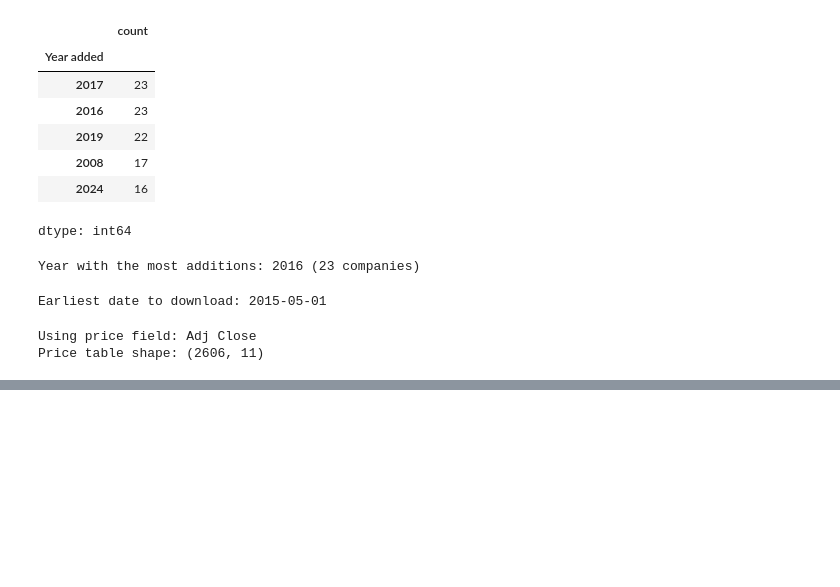
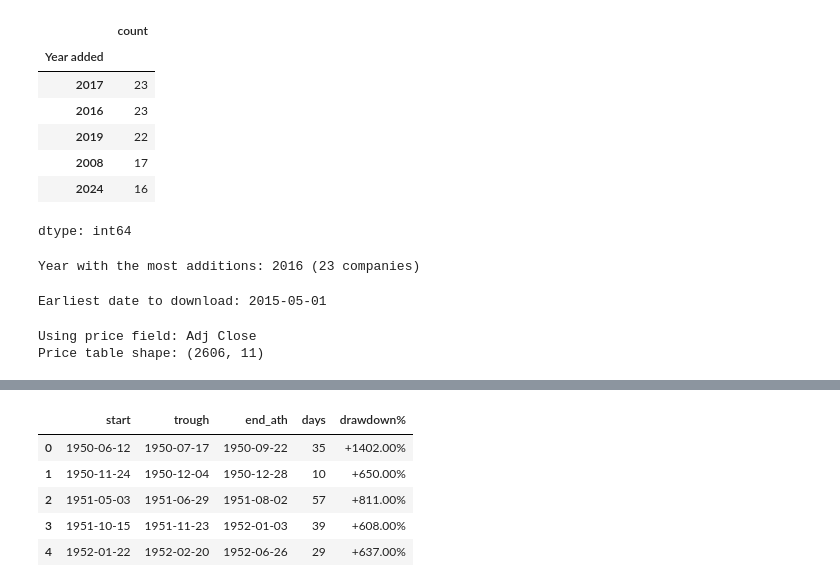
Before and after one commit to Dcwind/stock-market-analysis, a Jupyter notebook: S&P500_analysis.ipynb, the cells around one changed output, grey strips where cells are left out. Drawn from its saved outputs; the diff is of its cells as text; code cells hidden in the pictures; blank space fills up the shorter version.

Commit message:
S&P 500 Market Corrections Analysis

```diff
--- a/S&P500_analysis.ipynb
+++ b/S&P500_analysis.ipynb
@@ -205,0 +207,61 @@ Total returns by horizon
+# %%
+# ---------------- 1. Download daily history (1950-today) ------------
+raw = yf.download("^GSPC",
+                  start="1950-01-01",
+                  auto_adjust=False,      # <-- ADDED
+                  progress=False)
+
+gspc = raw["Adj Close"]          # now the column is guaranteed to exist
+
+# Make sure gspc is a Series
+gspc = raw["Close"].squeeze()     # squeeze collapses single-column DataFrame to Series
+gspc.name = "SP500"
+
+cummax = gspc.cummax()
+is_ath = gspc > cummax.shift(fill_value=0)
+
+# Keep date/price of every ATH
+ath_ser = gspc[is_ath]
+ath_df  = ath_ser.rename("ath_price").to_frame()
+ath_df["ath_date"] = ath_df.index
+
+# ---------------- 3-6. Scan consecutive ATH pairs ------------------
+records = []
+for (prev_date, prev_row), (next_date, next_row) in zip(ath_df.iloc[:-1].iterrows(),
+                                                        ath_df.iloc[1:].iterrows()):
+    window = gspc.loc[prev_date:next_date]        # inclusive
+    # ATH → new ATH measures fall + recovery
+    # low_px = window.min()
+    # drawdown = (prev_row.ath_price - low_px) / prev_row.ath_price * 100
+    # if drawdown >= 5:                             # 5 % threshold
+    #     duration = (next_date - prev_date).days
+    #     records.append({
+    #         "start"    : prev_date,
+    #         "end"      : next_date,
+    #         "days"     : duration,
+    #         "drawdown%": round(drawdown, 2),
+    #     })
+
+    #ATH → trough measures how long the market falls
+    low_px   = window.min()
+    trough   = window.idxmin()               # <-- date of the low
+    drawdown = (prev_row.ath_price - low_px) / prev_row.ath_price * 100
+    if drawdown >= 5:
+        duration = (trough - prev_date).days # <-- use trough, not next ATH
+        records.append({
+            "start"      : prev_date,
+            "trough"     : trough,
+            "end_ath"    : next_date,
+            "days"       : duration,
+            "drawdown%"  : round(drawdown, 2),
+        })
+
+corr = pd.DataFrame(records)
+corr.head()
+# %% [output]
+|  | start | trough | end_ath | days | drawdown% |
+| 0 | 1950-06-12 | 1950-07-17 | 1950-09-22 | 35 | +1402.00% |
+| 1 | 1950-11-24 | 1950-12-04 | 1950-12-28 | 10 | +650.00% |
+| 2 | 1951-05-03 | 1951-06-29 | 1951-08-02 | 57 | +811.00% |
+| 3 | 1951-10-15 | 1951-11-23 | 1952-01-03 | 39 | +608.00% |
+| 4 | 1952-01-22 | 1952-02-20 | 1952-06-26 | 29 | +637.00% |
```
Also changed, not shown: parts of 6 cells of this notebook.
